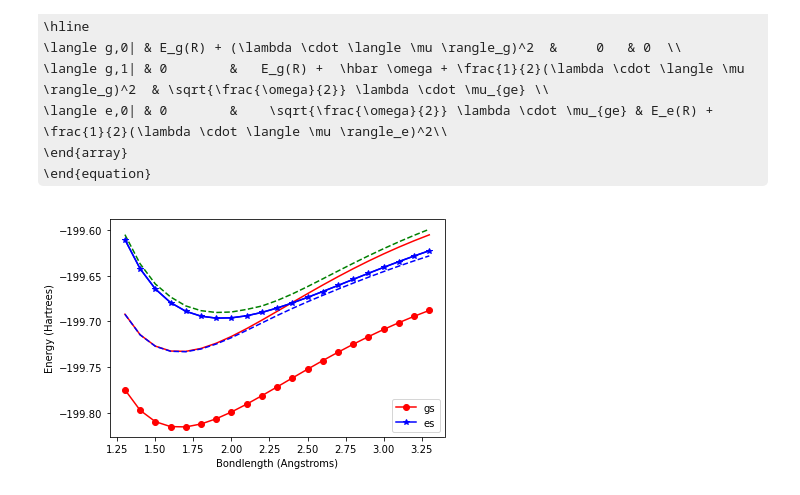
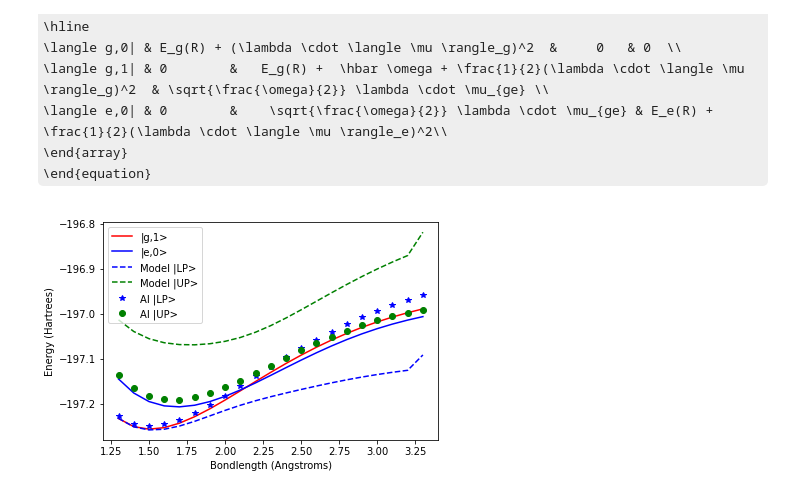
Before and after one commit to FoleyLab/SCF, a Jupyter notebook: polaritonic_and_more/mgh_exploration.ipynb, the cells around one changed output. Cells and saved outputs as stored; diff of their text form; code cells hidden in the pictures; some formulas as TeX source.

```diff
--- a/polaritonic_and_more/mgh_exploration.ipynb
+++ b/polaritonic_and_more/mgh_exploration.ipynb
@@ -34,7 +35,7 @@ symmetry c1
 1 1"""
 
 # options dict
-options_dict = {'basis': 'cc-pVDZ',
+options_dict = {'basis': 'sto-3g',
                'save_jk': True}
 
 psi4.set_options(options_dict)
@@ -146,18 +166,15 @@ This matrix as a function of the bond-length $R$ is as follows:
 # %%
 from numpy import linalg as LA
 from scipy.interpolate import InterpolatedUnivariateSpline
-Eg_spline = InterpolatedUnivariateSpline(r_array, gs_energy_array, k=3)
-Ee_spline = InterpolatedUnivariateSpline(r_array, es_energy_array, k=3)
+
+cis_s0_spline = InterpolatedUnivariateSpline(r_array, cis_energy_array[0,:], k=3)
+cis_s1_spline = InterpolatedUnivariateSpline(r_array, cis_energy_array[1,:], k=3)
 
 tdm_spline = InterpolatedUnivariateSpline(r_array, np.abs(tdm_array[2,:]), k=3 )
 
 mu_g_spline = InterpolatedUnivariateSpline(r_array, dipole_array[2,0,:])
-
-
 mu_e_spline = InterpolatedUnivariateSpline(r_array, dipole_array[2,1,:])
 
-# photon frequency in atomic units
-om = 4.5 / 27.211
 
 
 # conversion from atomic units of field strength
@@ -171,17 +188,13 @@ E_field_medium = 3e12
 # electric field in atomic units
 #E_au = E_field_medium * Efield_SI_to_au
 
-# term for coupling to the transition dipole moments
-E_au = 0.003
-# term for the dipole self energy
-l = E_au / np.sqrt(om/2)
 
 Htot = np.zeros((3,3))
 
 ''' Polaritonic Hamiltonian will have the following structure
 
     | E_g(r)+0.5*(l.<mu>_g)^2                   0                                         0              |
-    | 0                           E_g(r) + 0.5*h*om + 0.5*(l.<mu>_g)^2               E_au*mu_eg          |
+    | 0                           E_g(r) + h*om + 0.5*(l.<mu>_g)^2               E_au*mu_eg          |
     | 0                                     E_au*mu_eg                      E_e(r) + 0.5*(l.<mu>_e)^2    |
 
 '''
@@ -191,11 +204,11 @@ pl_2 = np.zeros_like(r_array)
 pl_3 = np.zeros_like(r_array)
 for i in range(0,len(r_array)):
     # H_00 is just E_g
-    Htot[0,0] = Eg_spline(r_array[i]) + 0.5 * (l * mu_g_spline(r_array[i]))**2
-    Htot[1,1] = Eg_spline(r_array[i]) + om + 0.5 * (l * mu_g_spline(r_array[i]))**2
+    Htot[0,0] = cis_s0_spline(r_array[i]) + 0.5 * (l * mu_g_spline(r_array[i]))**2
+    Htot[1,1] = cis_s0_spline(r_array[i]) + om + 0.5 * (l * mu_g_spline(r_array[i]))**2
     Htot[1,2] = E_au * tdm_spline(r_array[i])
     Htot[2,1] = E_au * tdm_spline(r_array[i])
-    Htot[2,2] = Ee_spline(r_array[i]) + 0.5 * (l * mu_e_spline(r_array[i]))**2
+    Htot[2,2] = cis_s1_spline(r_array[i]) + 0.5 * (l * mu_e_spline(r_array[i]))**2
 
 
     vals, vecs = LA.eig(Htot)
@@ -205,17 +218,18 @@ for i in range(0,len(r_array)):
     pl_2[i] = np.real(vals[1])
     pl_3[i] = np.real(vals[2])
 # %%
-plt.plot(r_array, Eg_spline(r_array)+om, 'red')
-#plt.plot(rs, pl_1, 'ro-')
-plt.plot(r_array, Ee_spline(r_array), 'blue')
-plt.plot(r_array, pl_2, 'b--')
-plt.plot(r_array, pl_3, 'g--')
+plt.plot(r_array, cis_s0_spline(r_array)+om, 'red', label='|g,1>')
+plt.plot(r_array, cis_s1_spline(r_array), 'blue', label='|e,0>')
+plt.plot(r_array, pl_2, 'b--', label="Model |LP>")
+plt.plot(r_array, pl_3, 'g--', label="Model |UP>")
+plt.plot(r_array, cqed_cis_energy_array[0,:], 'b*', label="AI |LP>")
+plt.plot(r_array, cqed_cis_energy_array[1,:], 'go', label="AI |UP>")
 
-plt.plot(r_array, gs_energy_array+om/2, 'r-o', label="gs")
-plt.plot(r_array, es_energy_array, 'b-*', label="es")
+#plt.plot(r_array, gs_energy_array+om/2, 'r-o', label="gs")
+#plt.plot(r_array, es_energy_array, 'b-*', label="es")
 plt.xlabel("Bondlength (Angstroms)")
 plt.ylabel("Energy (Hartrees)")
 plt.legend()
 plt.show()
 # %% [output]
-[figure, old version]
+[figure, new version]
```
Also changed, not shown: parts of 4 cells of this notebook, 2 other files.
